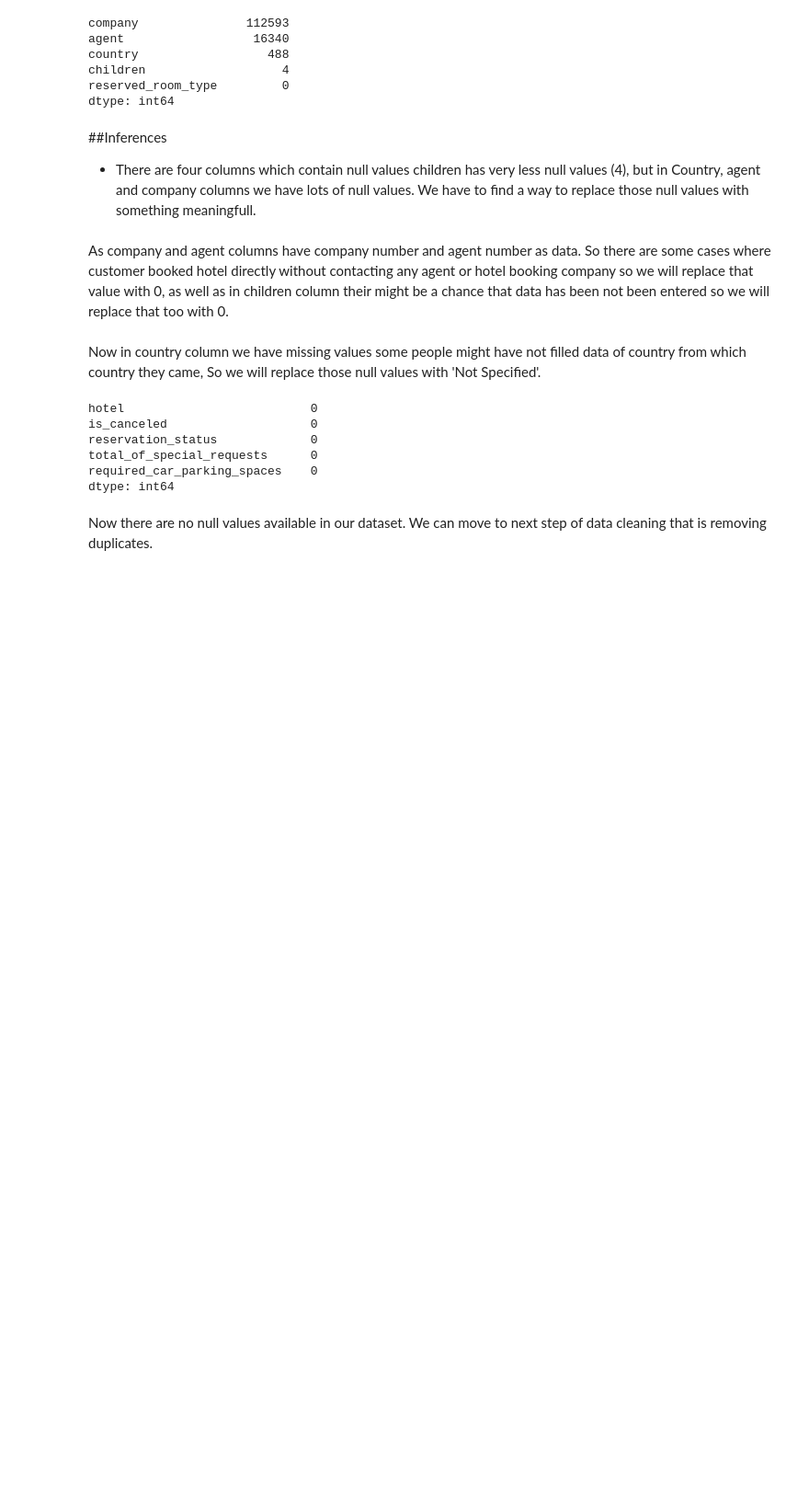
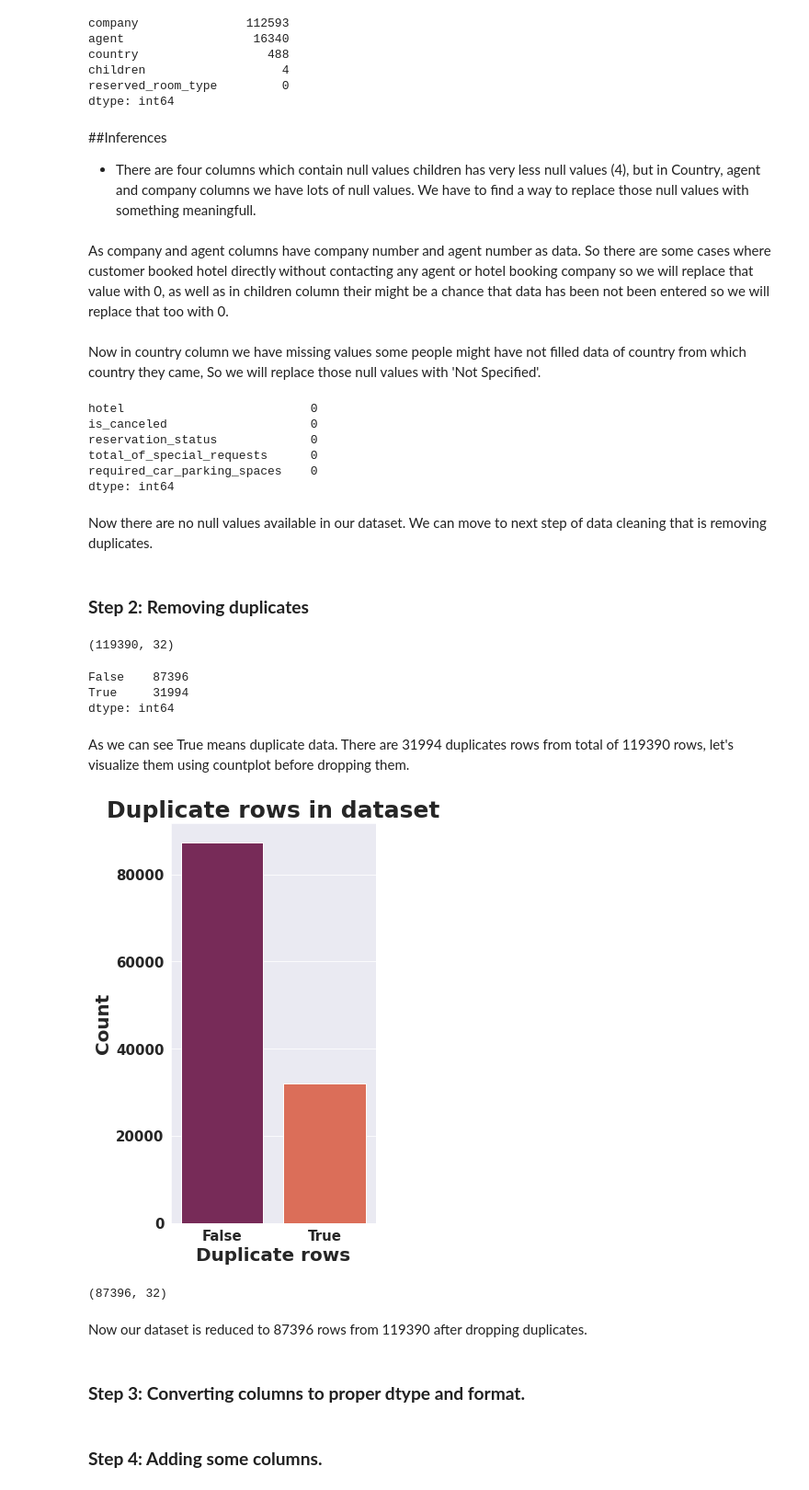
Before and after one commit to shwetaNayak19/EDA-Hotel-Bookings-Capstone-Project1, a Jupyter notebook: EDA_Hotel_Booking_project1.ipynb, the cells around one changed output. Shown: that part at 92% size. Drawn from its saved outputs; the diff is of its cells as text; code cells hidden in the pictures; blank space fills up the shorter version.

```diff
--- a/EDA_Hotel_Booking_project1.ipynb
+++ b/EDA_Hotel_Booking_project1.ipynb
@@ -252,3 +252,38 @@ required_car_parking_spaces    0
 dtype: int64
 # %% [markdown]
 Now there are no null values available in our dataset. We can move to next step of data cleaning that is removing duplicates.
+# %% [markdown]
+### **Step 2: Removing duplicates**
+# %%
+#let's check shape of our dataset before dropping duplicates
+df.shape
+# %% [output]
+(119390, 32)
+# %%
+#now check duplicates
+df.duplicated().value_counts()
+# %% [output]
+False    87396
+True     31994
+dtype: int64
+# %% [markdown]
+As we can see True means duplicate data. There are 31994 duplicates rows from total of 119390 rows, let's visualize them using countplot before dropping them.
+# %%
+#duplicate rows visualization
+plt.figure(figsize=(4,8))
+sns.countplot(x=df.duplicated(),palette='rocket')
+plt.xlabel('Duplicate rows')
+plt.ylabel('Count')
+plt.title('Duplicate rows in dataset');
+# %% [output]
+[figure, added]
+# %%
+#now let's drop duplicate rows and check shape of data after dropping duplicates.
+df.drop_duplicates(inplace=True)
+df.shape
+# %% [output]
+(87396, 32)
+# %% [markdown]
+Now our dataset is reduced to 87396 rows from 119390 after dropping duplicates.
+# %% [markdown]
+### **Step 3: Converting columns to proper dtype and format.**
@@ -254,0 +296,2 @@ Now there are no null values available in our dataset. We can move to next step
+# %% [markdown]
+### **Step 4: Adding some columns.**
```
Also changed, not shown: parts of 12 cells of this notebook.
